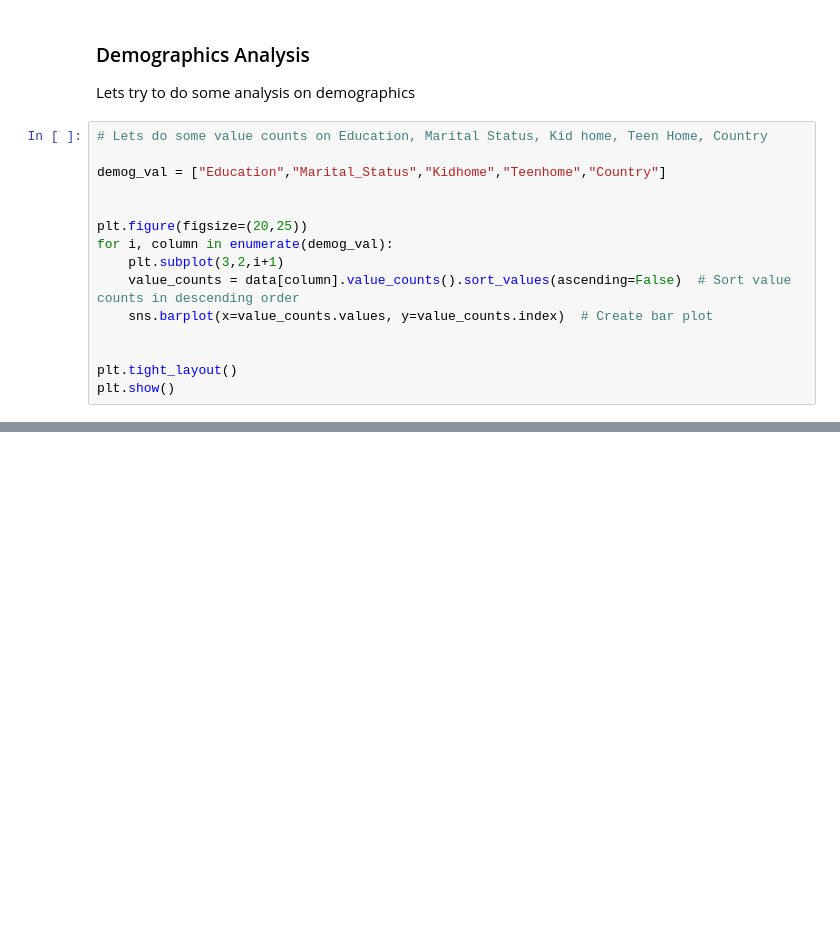
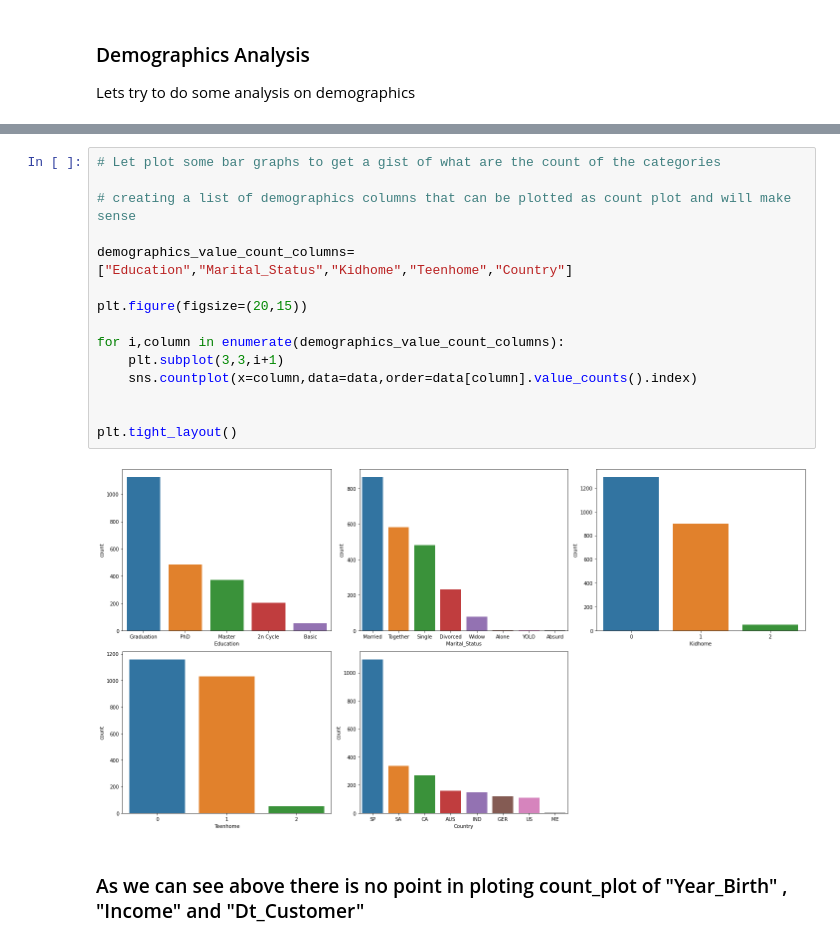
Before and after one commit to AmarKothare/HV_Retail_sales, a Jupyter notebook: EDA.ipynb, the cells around one changed output, grey strips where cells are left out. Drawn from its saved outputs; the diff is of its cells as text; blank space fills up the shorter version.

```diff
--- a/EDA.ipynb
+++ b/EDA.ipynb
@@ -307,18 +315,3 @@ data.describe()
 ### Demographics Analysis
 
 Lets try to do some analysis on demographics
-# %%
-# Lets do some value counts on Education, Marital Status, Kid home, Teen Home, Country
-
-demog_val = ["Education","Marital_Status","Kidhome","Teenhome","Country"]
-
-
-plt.figure(figsize=(20,25))
-for i, column in enumerate(demog_val):
-    plt.subplot(3,2,i+1)
-    value_counts = data[column].value_counts().sort_values(ascending=False)  # Sort value counts in descending order
-    sns.barplot(x=value_counts.values, y=value_counts.index)  # Create bar plot
-
-
-plt.tight_layout()
-plt.show()
@@ -326,0 +338,19 @@ plt.show()
+# %%
+# Let plot some bar graphs to get a gist of what are the count of the categories
+
+# creating a list of demographics columns that can be plotted as count plot and will make sense
+
+demographics_value_count_columns=["Education","Marital_Status","Kidhome","Teenhome","Country"]
+
+plt.figure(figsize=(20,15))
+
+for i,column in enumerate(demographics_value_count_columns):
+    plt.subplot(3,3,i+1)
+    sns.countplot(x=column,data=data,order=data[column].value_counts().index)
+
+
+plt.tight_layout()
+# %% [output]
+[figure, added]
+# %% [markdown]
+### As we can see above there is no point in ploting count_plot of "Year_Birth" , "Income" and "Dt_Customer"
```
Also changed, not shown: parts of 13 cells of this notebook, 4 other files.
